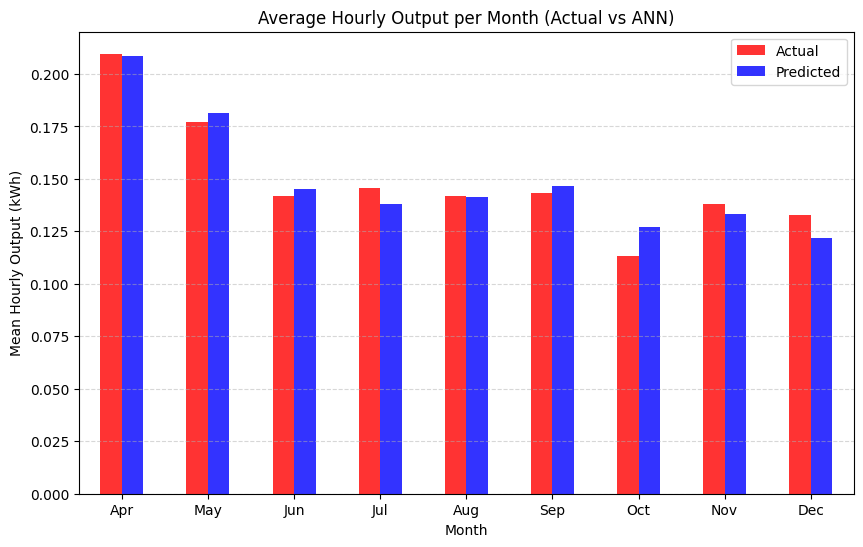
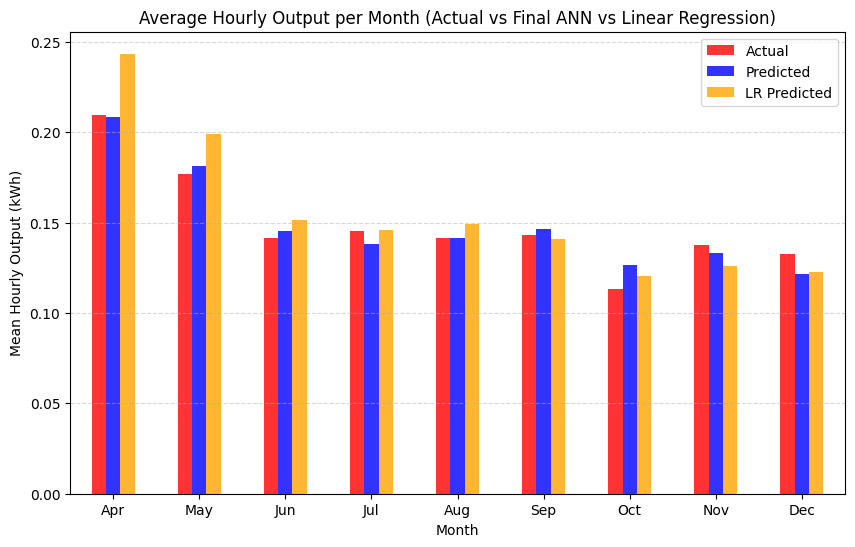
Unified diff of the notebook cell whose output changed from the first chart to the second:
--- before
+++ after
@@ -7,5 +7,6 @@
     'Month': months_test.astype(int), 
     'Actual': y_test_real.flatten(),
-    'Predicted': y_pred_ann.flatten()
+    'Predicted': y_pred_ann.flatten(),
+    'LR Predicted': y_pred_lr.flatten()
 })
 
@@ -17,6 +18,6 @@
 monthly_avg = df_eval.groupby('Month').mean()
 
-monthly_avg.plot(kind='bar', figsize=(10, 6), color=['red', 'blue'], alpha=0.8)
-plt.title('Average Hourly Output per Month (Actual vs ANN)')
+monthly_avg.plot(kind='bar', figsize=(10, 6), color=['red', 'blue', 'orange'], alpha=0.8)
+plt.title('Average Hourly Output per Month (Actual vs Final ANN vs Linear Regression)')
 plt.xlabel('Month')
 plt.ylabel('Mean Hourly Output (kWh)')

Commit: added report docs